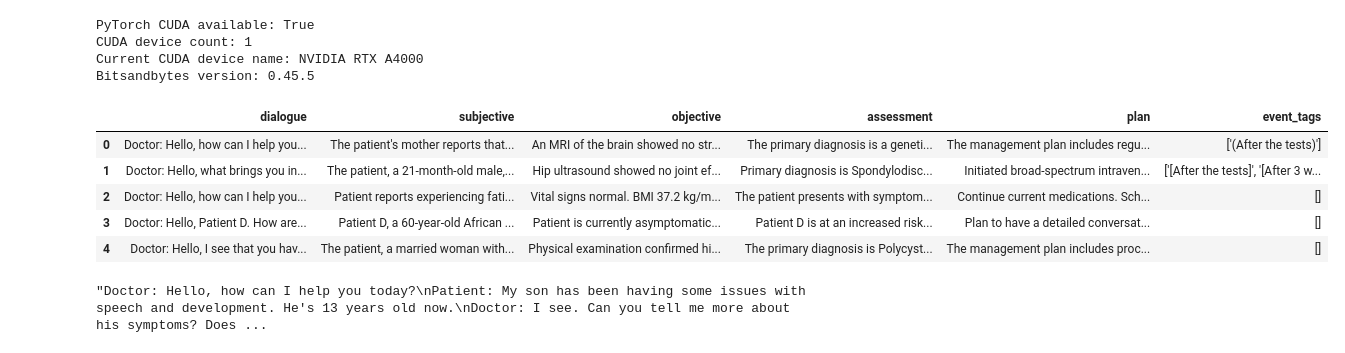
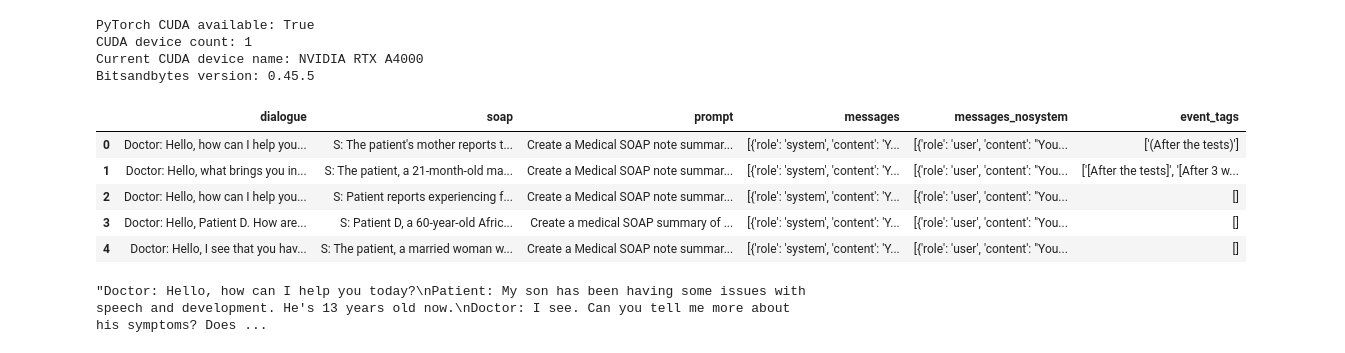
Before and after one commit to shalindasilva1/SOAPGemma, a Jupyter notebook: notebooks/tx-gemma-demo.ipynb, the cells around one changed output. Saved outputs shown, nothing was run; the diff lists cells and outputs as text; code cells hidden in the pictures.

```diff
--- a/notebooks/tx-gemma-demo.ipynb
+++ b/notebooks/tx-gemma-demo.ipynb
@@ -63,16 +64,16 @@ model = AutoModelForCausalLM.from_pretrained(
 # %%
 import pandas as pd
 
 # Load the dataset
-train_df = pd.read_csv(OMI_PATH_processed / "train.csv")
+train_df = pd.read_csv(OMI_PATH_processed / "train_v1.csv")
 train_df.head()
 # %% [output]
-|  | dialogue | subjective | objective | assessment | plan | event_tags |
-| 0 | Doctor: Hello, how can I help you... | The patient's mother reports that... | An MRI of the brain showed no str... | The primary diagnosis is a geneti... | The management plan includes regu... | ['(After the tests)'] |
-| 1 | Doctor: Hello, what brings you in... | The patient, a 21-month-old male,... | Hip ultrasound showed no joint ef... | Primary diagnosis is Spondylodisc... | Initiated broad-spectrum intraven... | ['[After the tests]', '[After 3 w... |
-| 2 | Doctor: Hello, how can I help you... | Patient reports experiencing fati... | Vital signs normal. BMI 37.2 kg/m... | The patient presents with symptom... | Continue current medications. Sch... | [] |
-| 3 | Doctor: Hello, Patient D. How are... | Patient D, a 60-year-old African ... | Patient is currently asymptomatic... | Patient D is at an increased risk... | Plan to have a detailed conversat... | [] |
-| 4 | Doctor: Hello, I see that you hav... | The patient, a married woman with... | Physical examination confirmed hi... | The primary diagnosis is Polycyst... | The management plan includes proc... | [] |
+|  | dialogue | soap | prompt | messages | messages_nosystem | event_tags |
+| 0 | Doctor: Hello, how can I help you... | S: The patient's mother reports t... | Create a Medical SOAP note summar... | [{'role': 'system', 'content': 'Y... | [{'role': 'user', 'content': "You... | ['(After the tests)'] |
+| 1 | Doctor: Hello, what brings you in... | S: The patient, a 21-month-old ma... | Create a Medical SOAP note summar... | [{'role': 'system', 'content': 'Y... | [{'role': 'user', 'content': "You... | ['[After the tests]', '[After 3 w... |
+| 2 | Doctor: Hello, how can I help you... | S: Patient reports experiencing f... | Create a Medical SOAP note summar... | [{'role': 'system', 'content': 'Y... | [{'role': 'user', 'content': "You... | [] |
+| 3 | Doctor: Hello, Patient D. How are... | S: Patient D, a 60-year-old Afric... | Create a medical SOAP summary of ... | [{'role': 'system', 'content': 'Y... | [{'role': 'user', 'content': "You... | [] |
+| 4 | Doctor: Hello, I see that you hav... | S: The patient, a married woman w... | Create a Medical SOAP note summar... | [{'role': 'system', 'content': 'Y... | [{'role': 'user', 'content': "You... | [] |
 # %%
 train_df.iloc[0,0]
 # %% [output]
```
Also changed, not shown: parts of 8 cells of this notebook, 1 other file.
